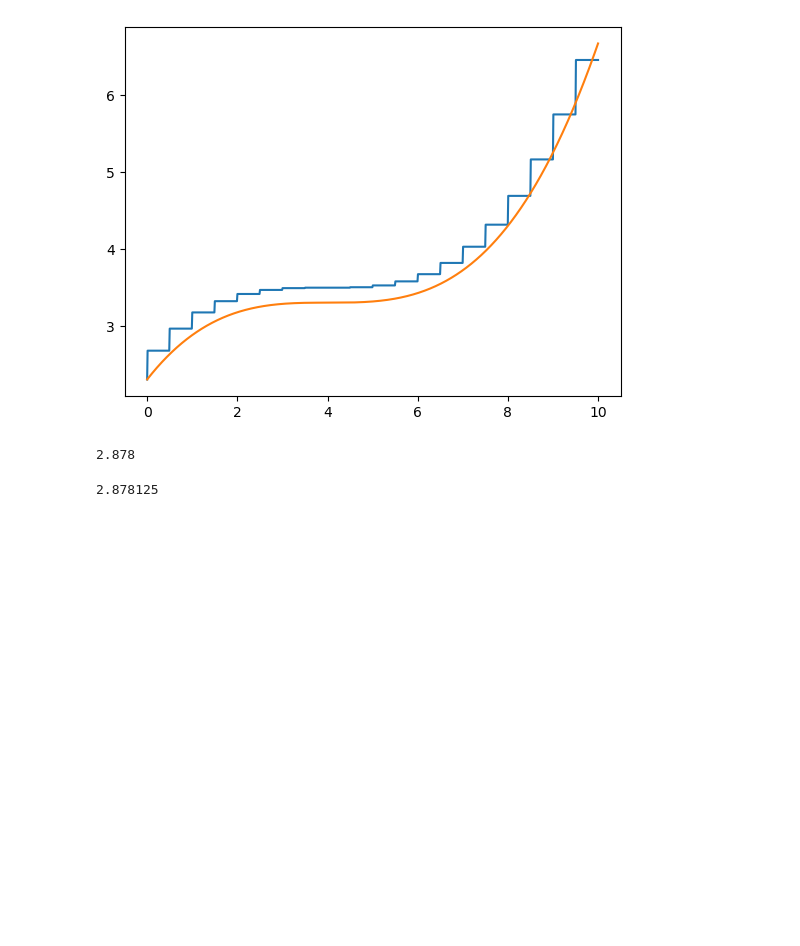
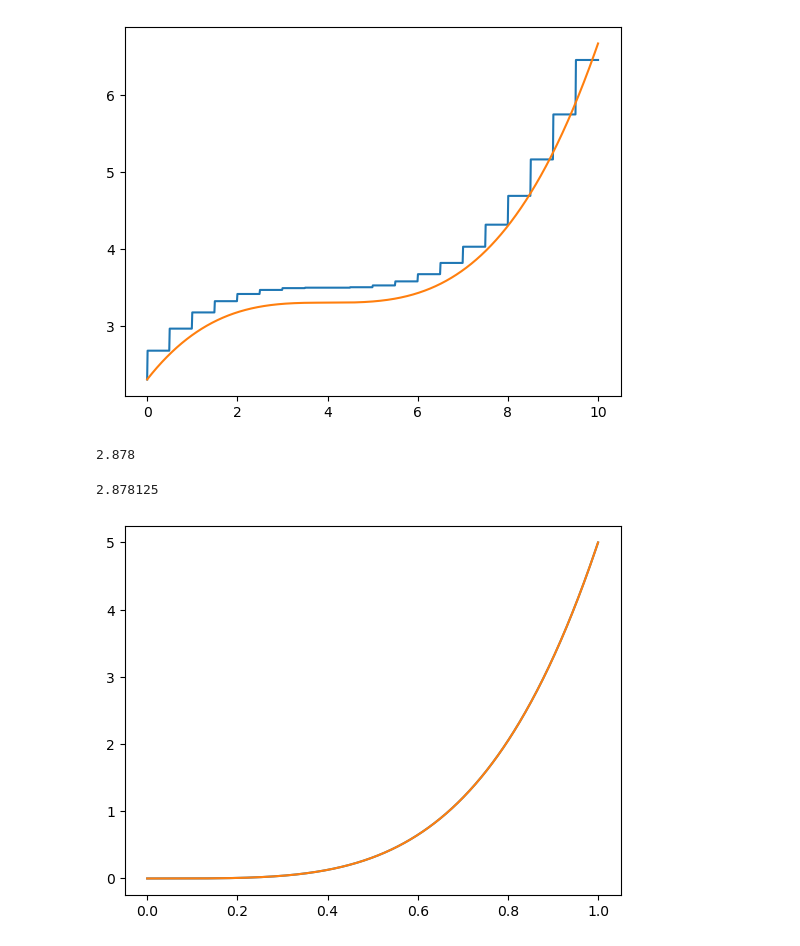
Before and after one commit to AlisonShi0zero/learn-math-for-programmers, a Jupyter notebook: Chapter 08/ch08_mywalkthrough.ipynb, the cells around one changed output. Saved outputs shown, nothing was run; the diff lists cells and outputs as text; code cells hidden in the pictures; blank space fills up the shorter version.

```diff
--- a/Chapter 08/ch08_mywalkthrough.ipynb
+++ b/Chapter 08/ch08_mywalkthrough.ipynb
@@ -258,3 +258,11 @@ get_volume_function(flow_rate, 2.3, digits=3)(1)
 get_volume_function(flow_rate, 2.3, digits=6)(1)
 # %% [output]
 2.878125
+# %%
+def p(x):
+    return x**5
+# %%
+plot_function(get_flow_rate_function(p), 0, 1)
+plot_function(lambda x: 5*x**4, 0, 1)
+# %% [output]
+[figure, added]
```
Also changed, not shown: 9 other files.
